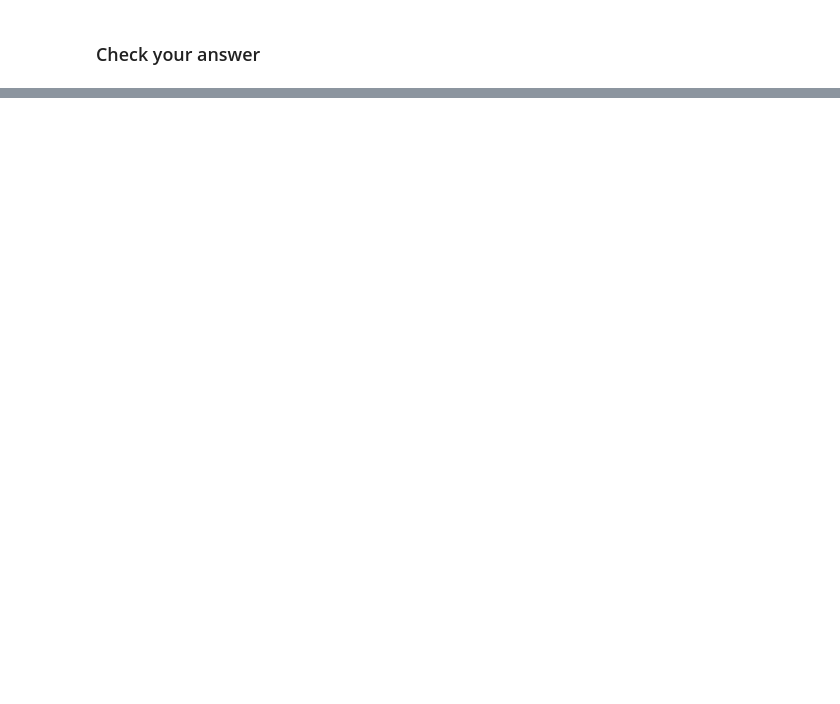
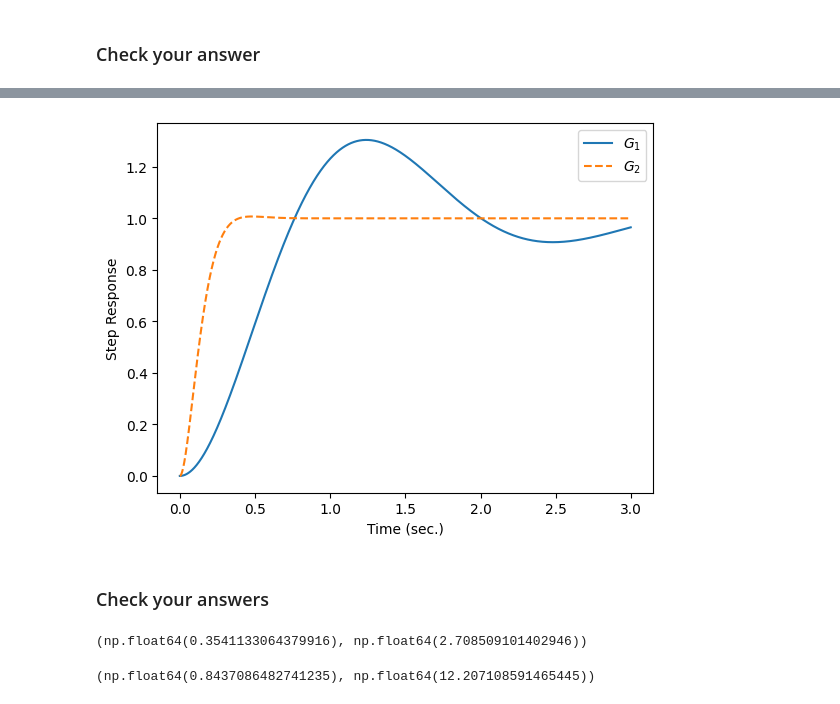
Before and after one commit to ryanGT/learning_activities_345, a Jupyter notebook: pole_location_practice_problem_generator.ipynb, the cells around one changed output, grey strips where cells are left out. Cells and saved outputs as stored; diff of their text form; code cells hidden in the pictures; blank space fills up the shorter version.

```diff
--- a/pole_location_practice_problem_generator.ipynb
+++ b/pole_location_practice_problem_generator.ipynb
@@ -185,0 +193,16 @@ plot_step_responses([G1,G2],stop_t=1)
+# %%
+G1 = random_so_tf()
+G2 = random_so_tf()
+plot_step_responses([G1,G2],stop_t=3)
+# %% [output]
+[figure, added]
+# %% [markdown]
+### Check your answers
+# %%
+check_zeta_and_wn(G1)
+# %% [output]
+(np.float64(0.3541133064379916), np.float64(2.708509101402946))
+# %%
+check_zeta_and_wn(G2)
+# %% [output]
+(np.float64(0.8437086482741235), np.float64(12.207108591465445))
```
Also changed, not shown: parts of 15 cells of this notebook.
